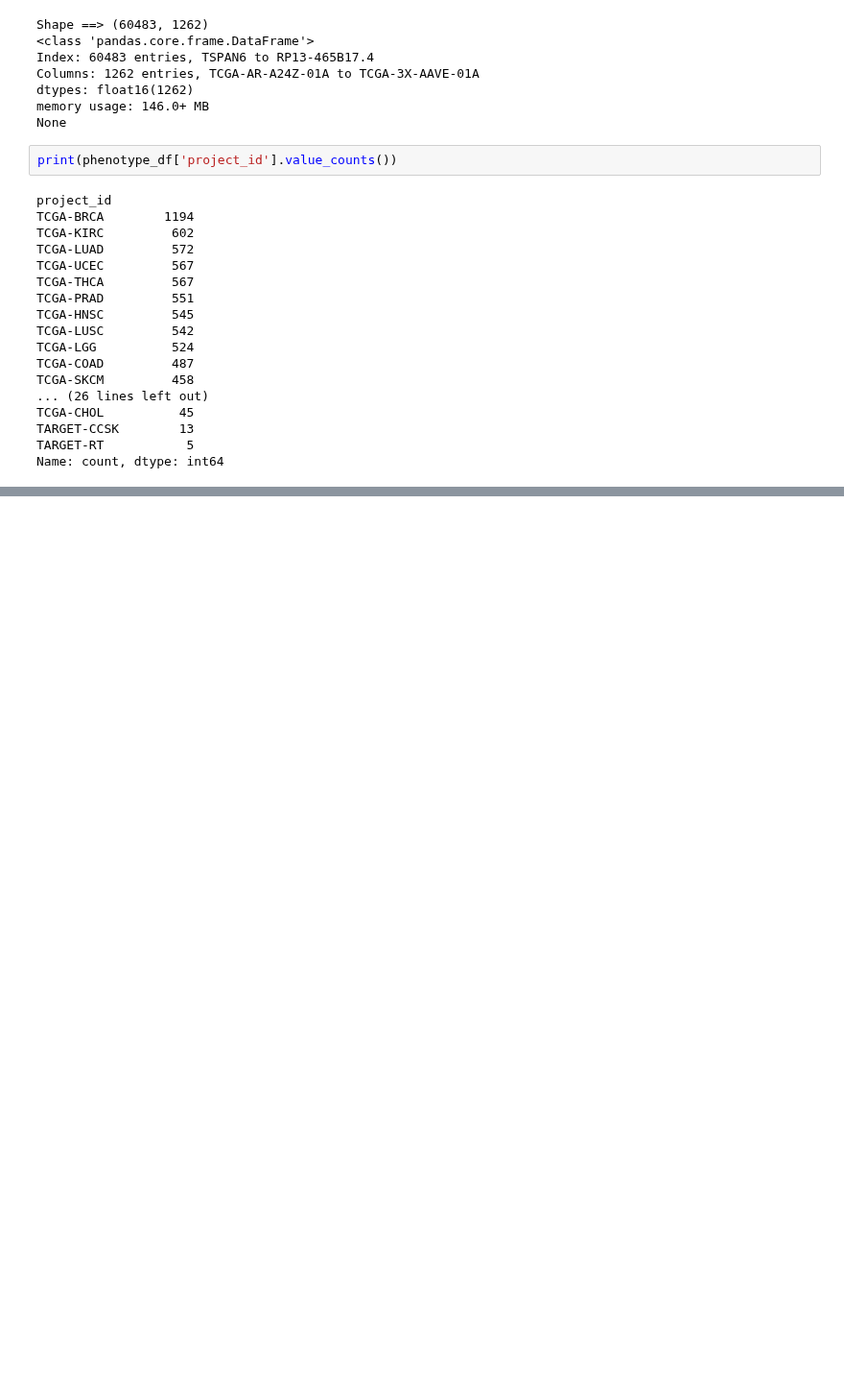
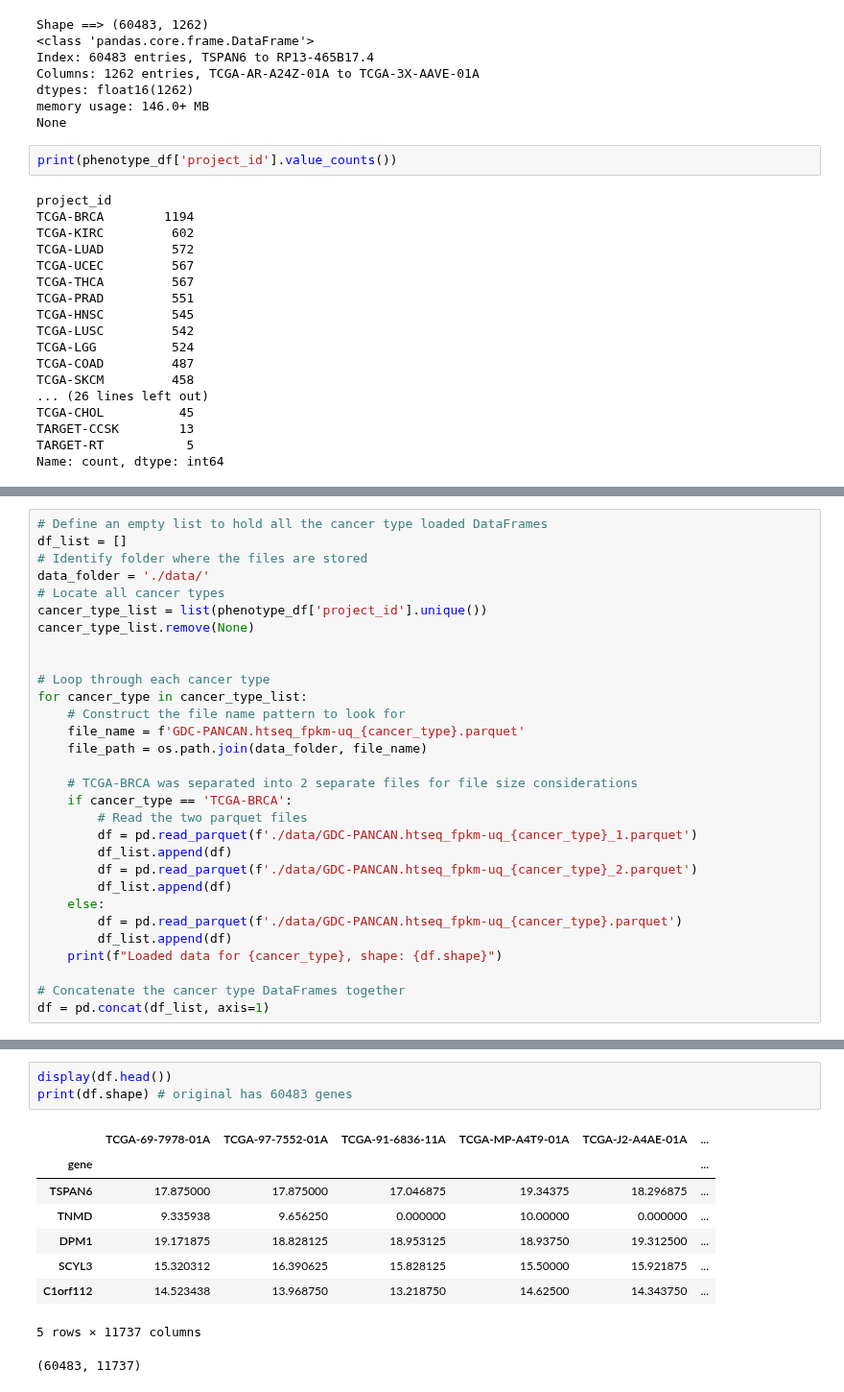
Before and after one commit to erincameron11/survival-analysis-tool, a Jupyter notebook: DataPreprocessing.ipynb, the cells around one changed output, grey strips where cells are left out. Shown at 96% size. Saved outputs shown, nothing was run; the diff lists cells and outputs as text; blank space fills up the shorter version.

Commit message:
update DataPreprocessing

```diff
--- a/DataPreprocessing.ipynb
+++ b/DataPreprocessing.ipynb
@@ -332,0 +422,30 @@ Name: count, dtype: int64
+# %%
+# Define an empty list to hold all the cancer type loaded DataFrames
+df_list = []
+# Identify folder where the files are stored
+data_folder = './data/'
+# Locate all cancer types
+cancer_type_list = list(phenotype_df['project_id'].unique())
+cancer_type_list.remove(None)
+
+
+# Loop through each cancer type
+for cancer_type in cancer_type_list:
+    # Construct the file name pattern to look for
+    file_name = f'GDC-PANCAN.htseq_fpkm-uq_{cancer_type}.parquet'
+    file_path = os.path.join(data_folder, file_name)
+
+    # TCGA-BRCA was separated into 2 separate files for file size considerations
+    if cancer_type == 'TCGA-BRCA':
+        # Read the two parquet files
+        df = pd.read_parquet(f'./data/GDC-PANCAN.htseq_fpkm-uq_{cancer_type}_1.parquet')
+        df_list.append(df)
+        df = pd.read_parquet(f'./data/GDC-PANCAN.htseq_fpkm-uq_{cancer_type}_2.parquet')
+        df_list.append(df)
+    else:
+        df = pd.read_parquet(f'./data/GDC-PANCAN.htseq_fpkm-uq_{cancer_type}.parquet')
+        df_list.append(df)
+    print(f"Loaded data for {cancer_type}, shape: {df.shape}")
+
+# Concatenate the cancer type DataFrames together
+df = pd.concat(df_list, axis=1)
@@ -332,0 +470,13 @@ Name: count, dtype: int64
+# %%
+display(df.head())
+print(df.shape) # original has 60483 genes
+# %% [output]
+|  | TCGA-69-7978-01A | TCGA-97-7552-01A | TCGA-91-6836-11A | TCGA-MP-A4T9-01A | TCGA-J2-A4AE-01A | ... |
+| gene |  |  |  |  |  | ... |
+| TSPAN6 | 17.875000 | 17.875000 | 17.046875 | 19.34375 | 18.296875 | ... |
+| TNMD | 9.335938 | 9.656250 | 0.000000 | 10.00000 | 0.000000 | ... |
+| DPM1 | 19.171875 | 18.828125 | 18.953125 | 18.93750 | 19.312500 | ... |
+| SCYL3 | 15.320312 | 16.390625 | 15.828125 | 15.50000 | 15.921875 | ... |
+| C1orf112 | 14.523438 | 13.968750 | 13.218750 | 14.62500 | 14.343750 | ... |
+5 rows × 11737 columns
+(60483, 11737)
```
Also changed, not shown: parts of 13 cells of this notebook.
